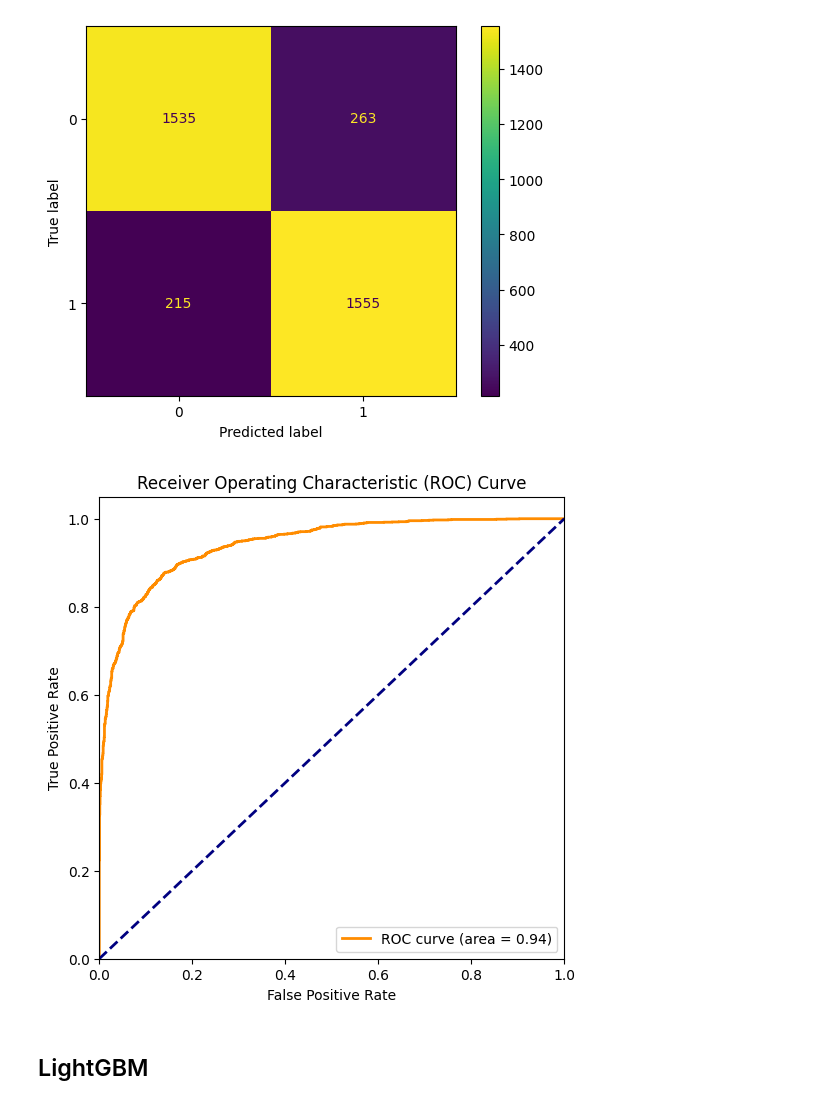
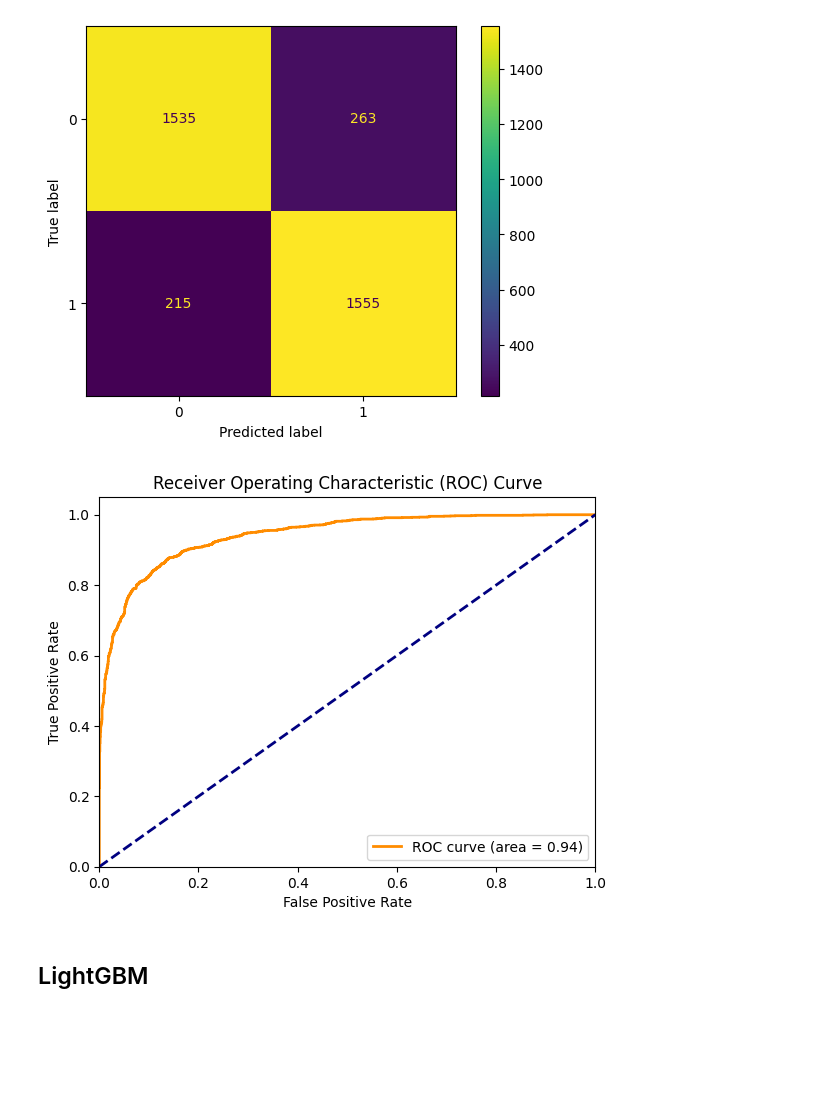
Before and after one commit to DeepraMazumder/Hotel-Reviews-Sentiment-Analysis, a Jupyter notebook: notebooks/Hotel_Sentiment_Analysis.ipynb, the cells around one changed output. Cells and saved outputs as stored; diff of their text form; code cells hidden in the pictures; blank space fills up the shorter version.

```diff
--- a/notebooks/Hotel_Sentiment_Analysis.ipynb
+++ b/notebooks/Hotel_Sentiment_Analysis.ipynb
@@ -340,20 +337,19 @@ y_prob = model4.predict_proba(X_test_tfv)[:, 1]
 # %%
 # ROC Curve
 fpr, tpr, _ = roc_curve(y_test, y_prob)
 roc_auc = roc_auc_score(y_test, y_prob)
 
-plt.figure(figsize=(6, 6))
 plt.plot(fpr, tpr, color='darkorange', lw=2, label=f'ROC curve (area = {roc_auc:.2f})')
 plt.plot([0, 1], [0, 1], color='navy', lw=2, linestyle='--')
 plt.xlim([0.0, 1.0])
 plt.ylim([0.0, 1.05])
 plt.xlabel('False Positive Rate')
 plt.ylabel('True Positive Rate')
 plt.title('Receiver Operating Characteristic (ROC) Curve')
 plt.legend(loc='lower right')
 plt.show()
 # %% [output]
-[figure, old version]
+[figure, new version]
 # %% [markdown]
 ## LightGBM
 # %%
```
Also changed, not shown: parts of 5 cells of this notebook.
